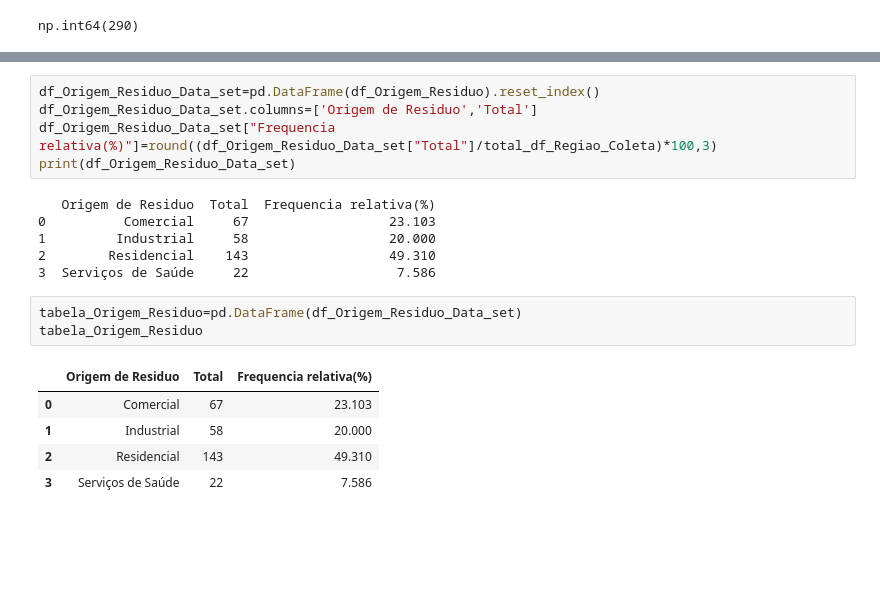
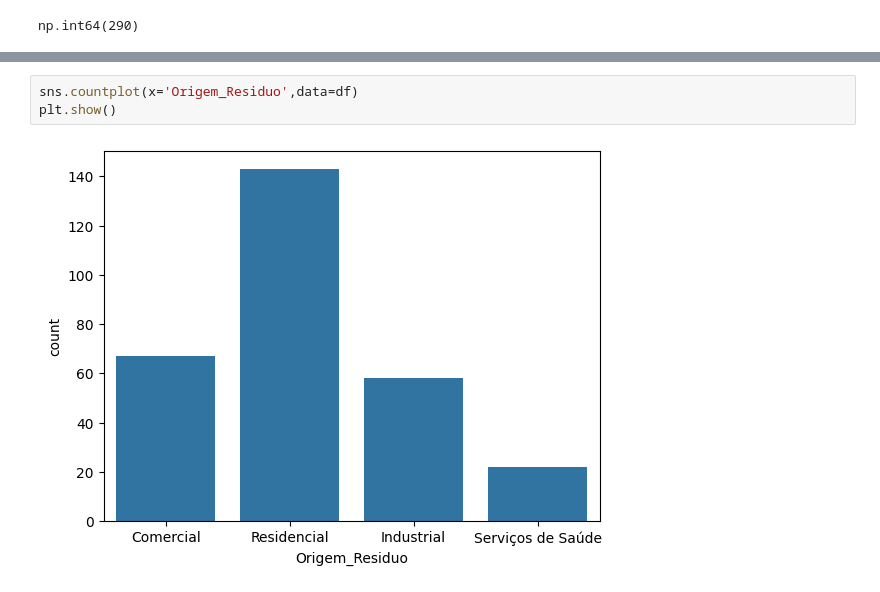
Before and after one commit to gobstech/Solid_Waste_Data_Analysis_Study, a Jupyter notebook: src/quali_var1.ipynb, the cells around one changed output, grey strips where cells are left out. Drawn from its saved outputs; the diff is of its cells as text; blank space fills up the shorter version.

```diff
--- a/src/quali_var1.ipynb
+++ b/src/quali_var1.ipynb
@@ -145,20 +93,5 @@ dtype: int64
-# %%
-df_Origem_Residuo_Data_set=pd.DataFrame(df_Origem_Residuo).reset_index()
-df_Origem_Residuo_Data_set.columns=['Origem de Residuo','Total']
-df_Origem_Residuo_Data_set["Frequencia relativa(%)"]=round((df_Origem_Residuo_Data_set["Total"]/total_df_Regiao_Coleta)*100,3)
-print(df_Origem_Residuo_Data_set)
-# %% [output]
-   Origem de Residuo  Total  Frequencia relativa(%)
-0          Comercial     67                  23.103
-1         Industrial     58                  20.000
-2        Residencial    143                  49.310
-3  Serviços de Saúde     22                   7.586
-# %%
-tabela_Origem_Residuo=pd.DataFrame(df_Origem_Residuo_Data_set)
-tabela_Origem_Residuo
-# %% [output]
-|  | Origem de Residuo | Total | Frequencia relativa(%) |
-| 0 | Comercial | 67 | 23.103 |
-| 1 | Industrial | 58 | 20.000 |
-| 2 | Residencial | 143 | 49.310 |
-| 3 | Serviços de Saúde | 22 | 7.586 |
+# %%
+sns.countplot(x='Origem_Residuo',data=df)
+plt.show()
+# %% [output]
+[figure, added]
```
Also changed, not shown: parts of 13 cells of this notebook.
